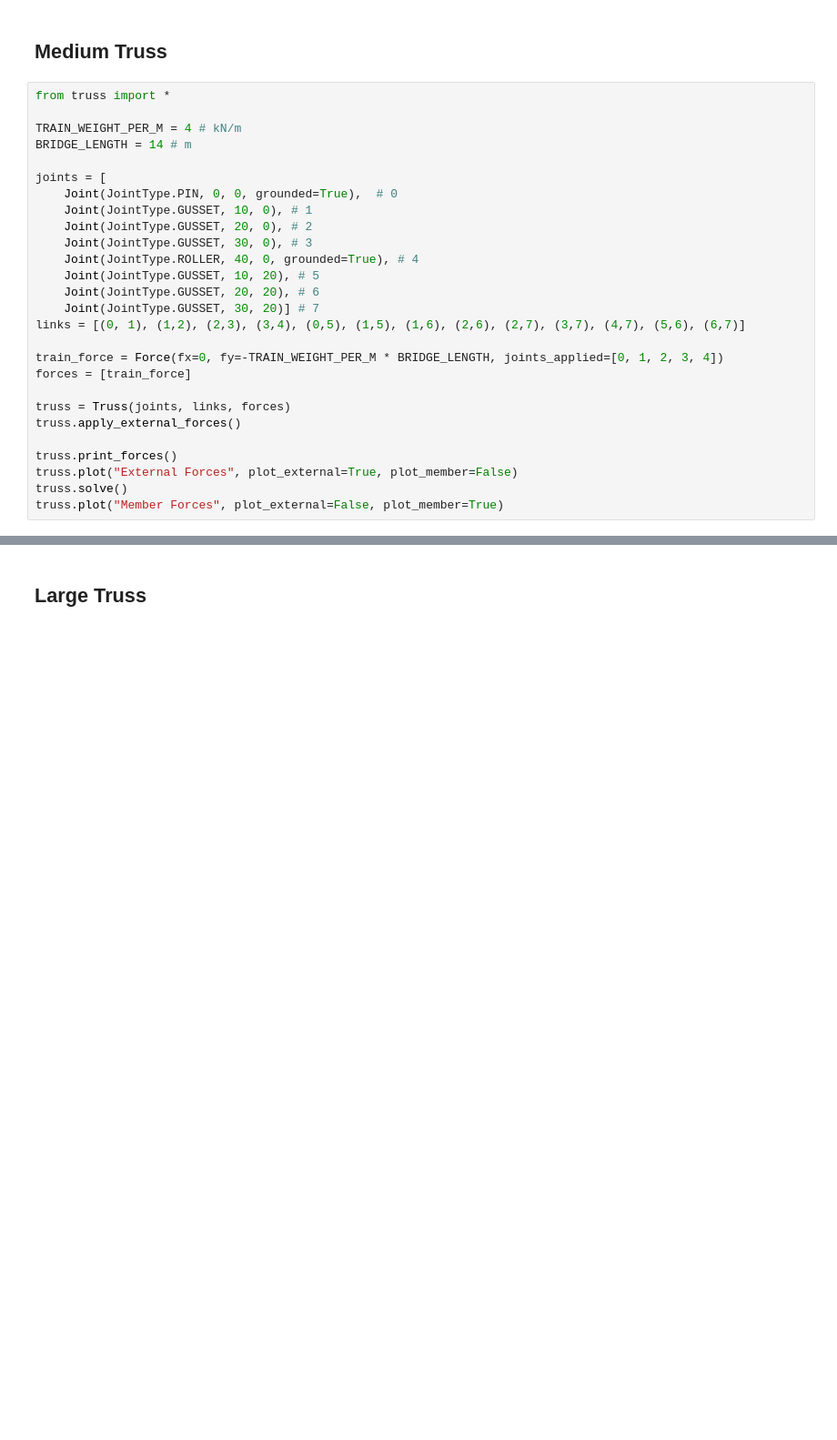
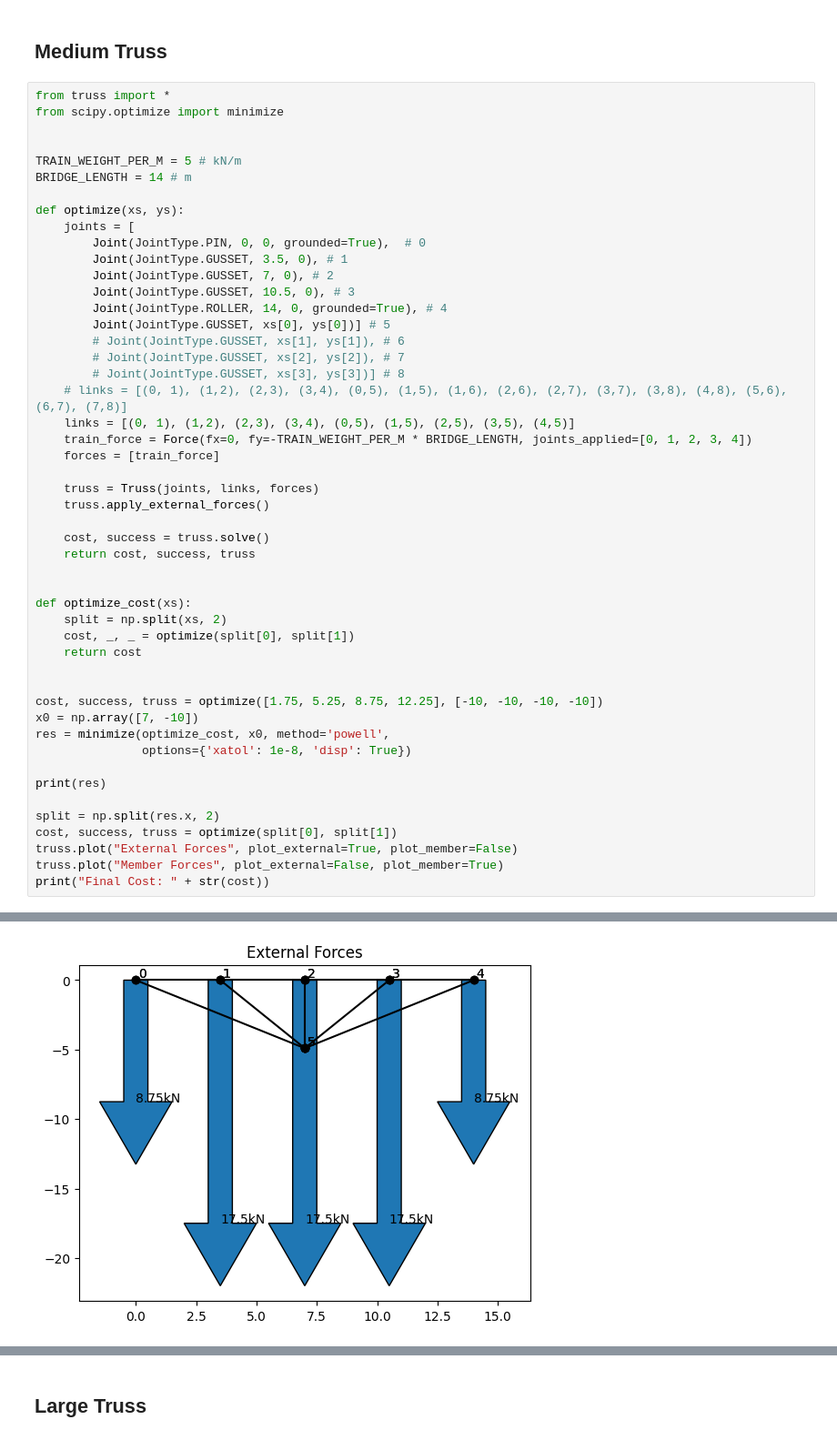
Before and after one commit to OLeather/truss-optimization, a Jupyter notebook: test.ipynb, the cells around one changed output, grey strips where cells are left out. Shown: that part at 91% size. Drawn from its saved outputs; the diff is of its cells as text; blank space fills up the shorter version.

```diff
--- a/test.ipynb
+++ b/test.ipynb
@@ -26,28 +44,51 @@ truss.plot("Member Forces", plot_external=False, plot_member=True)
 ## Medium Truss
 # %%
 from truss import *
+from scipy.optimize import minimize
 
-TRAIN_WEIGHT_PER_M = 4 # kN/m
+
+TRAIN_WEIGHT_PER_M = 5 # kN/m
 BRIDGE_LENGTH = 14 # m
 
-joints = [
-    Joint(JointType.PIN, 0, 0, grounded=True),  # 0
-    Joint(JointType.GUSSET, 10, 0), # 1
-    Joint(JointType.GUSSET, 20, 0), # 2
-    Joint(JointType.GUSSET, 30, 0), # 3
-    Joint(JointType.ROLLER, 40, 0, grounded=True), # 4
-    Joint(JointType.GUSSET, 10, 20), # 5
-    Joint(JointType.GUSSET, 20, 20), # 6
-    Joint(JointType.GUSSET, 30, 20)] # 7
-links = [(0, 1), (1,2), (2,3), (3,4), (0,5), (1,5), (1,6), (2,6), (2,7), (3,7), (4,7), (5,6), (6,7)]
+def optimize(xs, ys):
+    joints = [
+        Joint(JointType.PIN, 0, 0, grounded=True),  # 0
+        Joint(JointType.GUSSET, 3.5, 0), # 1
+        Joint(JointType.GUSSET, 7, 0), # 2
+        Joint(JointType.GUSSET, 10.5, 0), # 3
+        Joint(JointType.ROLLER, 14, 0, grounded=True), # 4
+        Joint(JointType.GUSSET, xs[0], ys[0])] # 5
+        # Joint(JointType.GUSSET, xs[1], ys[1]), # 6
+        # Joint(JointType.GUSSET, xs[2], ys[2]), # 7
+        # Joint(JointType.GUSSET, xs[3], ys[3])] # 8
+    # links = [(0, 1), (1,2), (2,3), (3,4), (0,5), (1,5), (1,6), (2,6), (2,7), (3,7), (3,8), (4,8), (5,6), (6,7), (7,8)]
+    links = [(0, 1), (1,2), (2,3), (3,4), (0,5), (1,5), (2,5), (3,5), (4,5)]
+    train_force = Force(fx=0, fy=-TRAIN_WEIGHT_PER_M * BRIDGE_LENGTH, joints_applied=[0, 1, 2, 3, 4])
+    forces = [train_force]
 
-train_force = Force(fx=0, fy=-TRAIN_WEIGHT_PER_M * BRIDGE_LENGTH, joints_applied=[0, 1, 2, 3, 4])
-forces = [train_force]
+    truss = Truss(joints, links, forces)
+    truss.apply_external_forces()
 
-truss = Truss(joints, links, forces)
-truss.apply_external_forces()
+    cost, success = truss.solve()
+    return cost, success, truss
 
-truss.print_forces()
+
+def optimize_cost(xs):
+    split = np.split(xs, 2)
+    cost, _, _ = optimize(split[0], split[1])
+    return cost
+
+
+cost, success, truss = optimize([1.75, 5.25, 8.75, 12.25], [-10, -10, -10, -10])
+x0 = np.array([7, -10])
+res = minimize(optimize_cost, x0, method='powell',
+               options={'xatol': 1e-8, 'disp': True})
+
+print(res)
+
+split = np.split(res.x, 2)
+cost, success, truss = optimize(split[0], split[1])
 truss.plot("External Forces", plot_external=True, plot_member=False)
-truss.solve()
 truss.plot("Member Forces", plot_external=False, plot_member=True)
+print("Final Cost: " + str(cost))
+# %% [output]
@@ -53,0 +108 @@ truss.plot("Member Forces", plot_external=False, plot_member=True)
+[figure, added]
```
Also changed, not shown: parts of 3 cells of this notebook, 1 other file.
